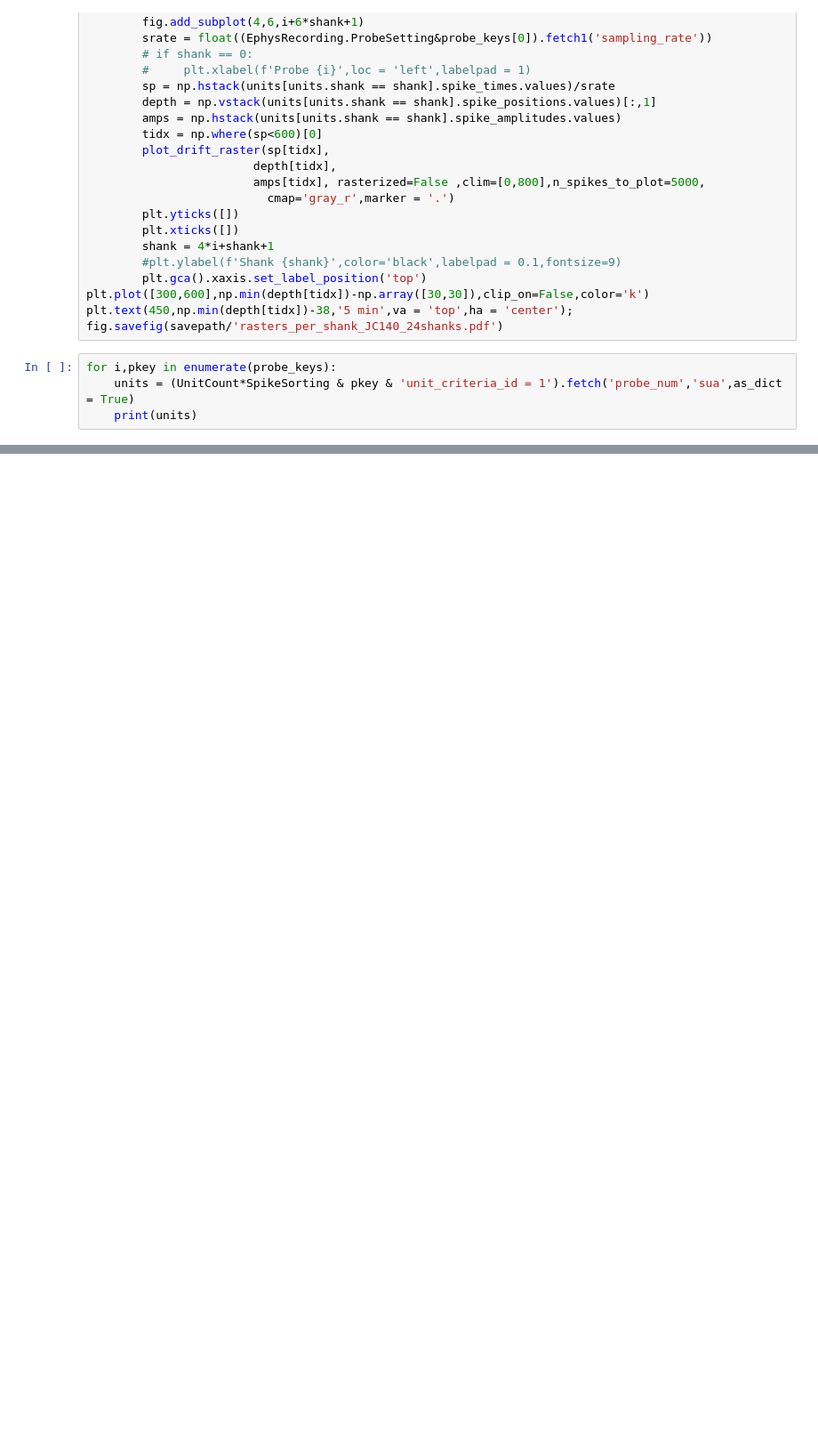
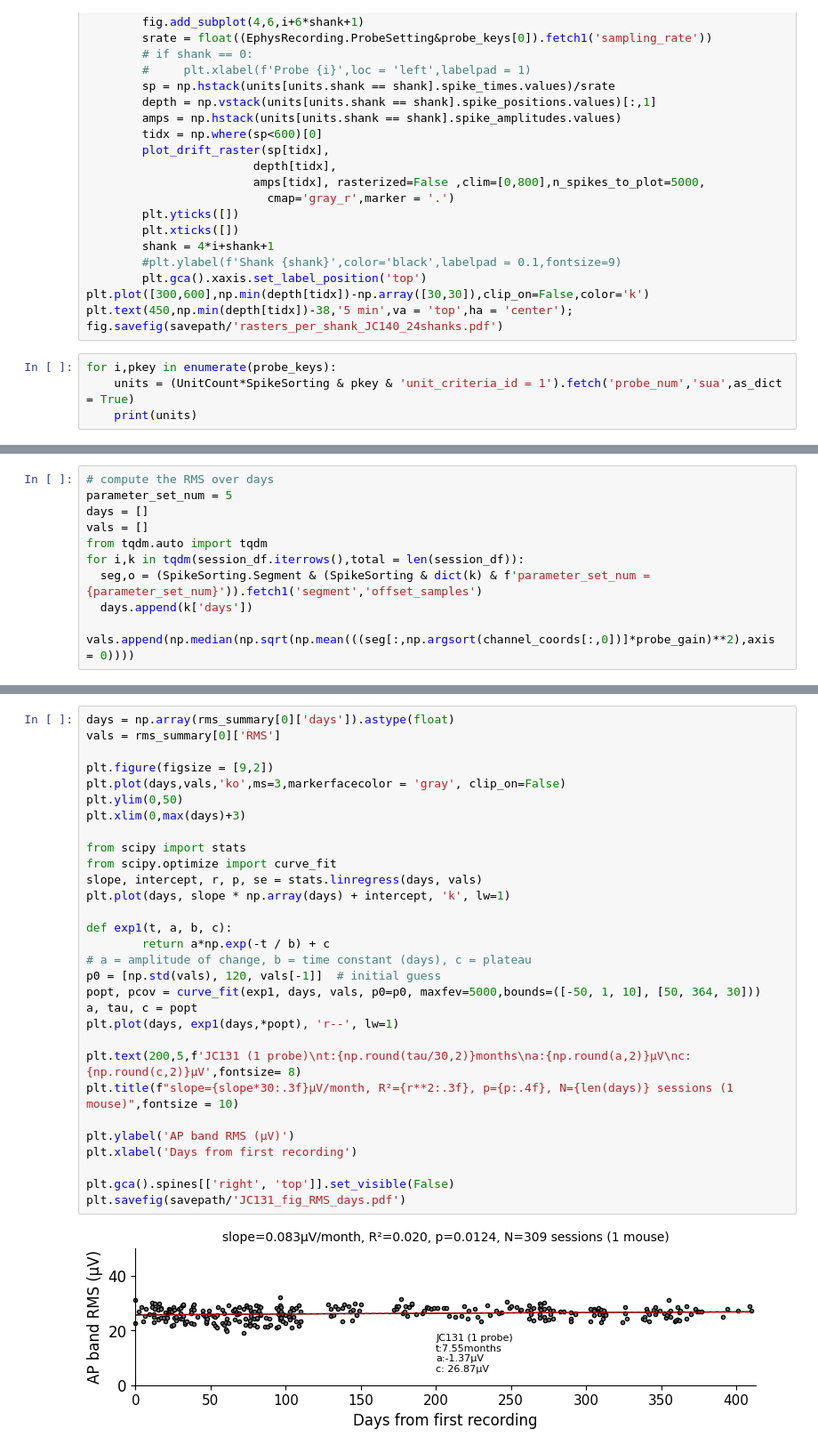
Before and after one commit to spkware/chronic_recording_manuscript, a Jupyter notebook: figures/figure1.ipynb, the cells around one changed output, grey strips where cells are left out. Shown at 89% size. Cells and saved outputs as stored; diff of their text form; blank space fills up the shorter version.

```diff
--- a/figures/figure1.ipynb
+++ b/figures/figure1.ipynb
@@ -200,0 +372,10 @@ for i,pkey in enumerate(probe_keys):
+# %%
+# compute the RMS over days
+parameter_set_num = 5
+days = []
+vals = []
+from tqdm.auto import tqdm
+for i,k in tqdm(session_df.iterrows(),total = len(session_df)):
+  seg,o = (SpikeSorting.Segment & (SpikeSorting & dict(k) & f'parameter_set_num = {parameter_set_num}')).fetch1('segment','offset_samples')
+  days.append(k['days'])
+  vals.append(np.median(np.sqrt(np.mean(((seg[:,np.argsort(channel_coords[:,0])]*probe_gain)**2),axis = 0))))
@@ -200,0 +419,32 @@ for i,pkey in enumerate(probe_keys):
+# %%
+days = np.array(rms_summary[0]['days']).astype(float)
+vals = rms_summary[0]['RMS']
+
+plt.figure(figsize = [9,2])
+plt.plot(days,vals,'ko',ms=3,markerfacecolor = 'gray', clip_on=False)
+plt.ylim(0,50)
+plt.xlim(0,max(days)+3)
+
+from scipy import stats
+from scipy.optimize import curve_fit
+slope, intercept, r, p, se = stats.linregress(days, vals)
+plt.plot(days, slope * np.array(days) + intercept, 'k', lw=1)
+
+def exp1(t, a, b, c):
+		return a*np.exp(-t / b) + c
+# a = amplitude of change, b = time constant (days), c = plateau
+p0 = [np.std(vals), 120, vals[-1]]  # initial guess
+popt, pcov = curve_fit(exp1, days, vals, p0=p0, maxfev=5000,bounds=([-50, 1, 10], [50, 364, 30]))
+a, tau, c = popt
+plt.plot(days, exp1(days,*popt), 'r--', lw=1)
+
+plt.text(200,5,f'JC131 (1 probe)\nt:{np.round(tau/30,2)}months\na:{np.round(a,2)}µV\nc: {np.round(c,2)}µV',fontsize= 8)
+plt.title(f"slope={slope*30:.3f}µV/month, R²={r**2:.3f}, p={p:.4f}, N={len(days)} sessions (1 mouse)",fontsize = 10)
+
+plt.ylabel('AP band RMS (µV)')
+plt.xlabel('Days from first recording')
+
+plt.gca().spines[['right', 'top']].set_visible(False)
+plt.savefig(savepath/'JC131_fig_RMS_days.pdf')
+# %% [output]
+[figure, added]
```
Also changed, not shown: parts of 12 cells of this notebook.
